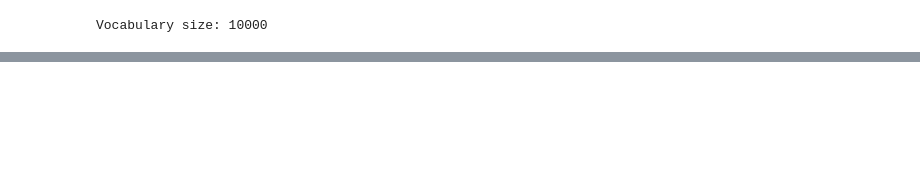
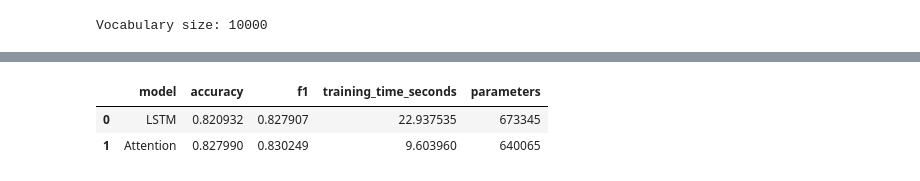
Before and after one commit to Tralaiday/NLP, a Jupyter notebook: Lab6/src/self_attention.ipynb, the cells around one changed output, grey strips where cells are left out. Cells and saved outputs as stored; diff of their text form; code cells hidden in the pictures; blank space fills up the shorter version.

```diff
--- a/Lab6/src/self_attention.ipynb
+++ b/Lab6/src/self_attention.ipynb
@@ -367,0 +414,20 @@ Vocabulary size: 10000
+# %%
+device = torch.device(
+    "cuda" if torch.cuda.is_available() else "cpu"
+)
+
+vocab_size = len(vocabulary)
+embedding_dim = 64
+
+lstm_model = LSTMClassifier(
+    vocab_size=vocab_size,
+    embedding_dim=embedding_dim,
+    hidden_dim=64,
+    pad_id=0,
+).to(device)
+
+attention_model = AttentionClassifier(
+    vocab_size=vocab_size,
+    embedding_dim=embedding_dim,
+    pad_id=0,
+).to(device)
@@ -367,0 +628,31 @@ Vocabulary size: 10000
+# %%
+def count_parameters(model):
+    return sum(
+        parameter.numel()
+        for parameter in model.parameters()
+        if parameter.requires_grad
+    )
+
+results = [
+    {
+        "model": "LSTM",
+        "accuracy": lstm_metrics["accuracy"],
+        "f1": lstm_metrics["f1"],
+        "training_time_seconds": lstm_time,
+        "parameters": count_parameters(lstm_model),
+    },
+    {
+        "model": "Attention",
+        "accuracy": attention_metrics["accuracy"],
+        "f1": attention_metrics["f1"],
+        "training_time_seconds": attention_time,
+        "parameters": count_parameters(attention_model),
+    },
+]
+
+df_result = pd.DataFrame(results)
+df_result
+# %% [output]
+|  | model | accuracy | f1 | training_time_seconds | parameters |
+| 0 | LSTM | 0.820932 | 0.827907 | 22.937535 | 673345 |
+| 1 | Attention | 0.827990 | 0.830249 | 9.603960 | 640065 |
```
Also changed, not shown: parts of 8 cells of this notebook.
